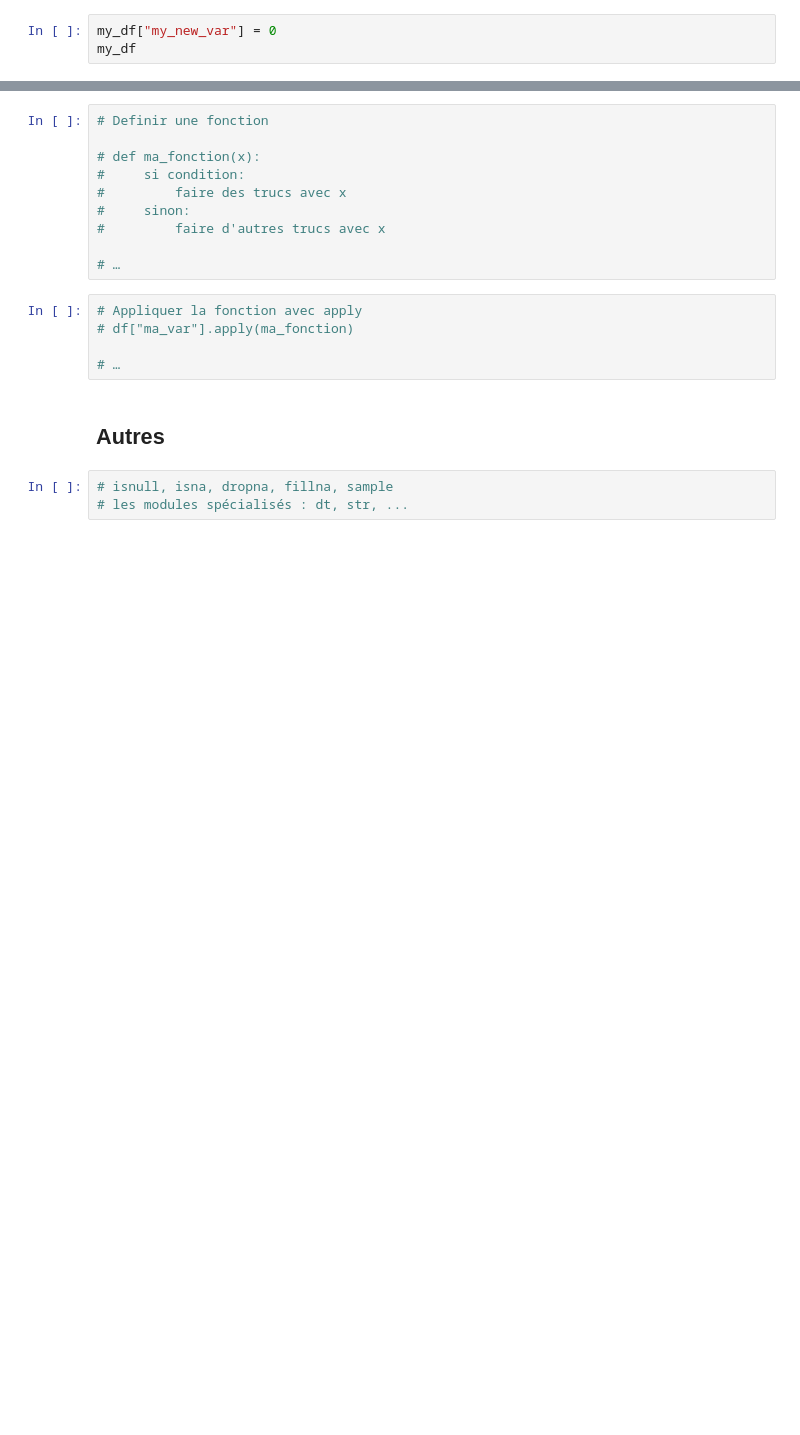
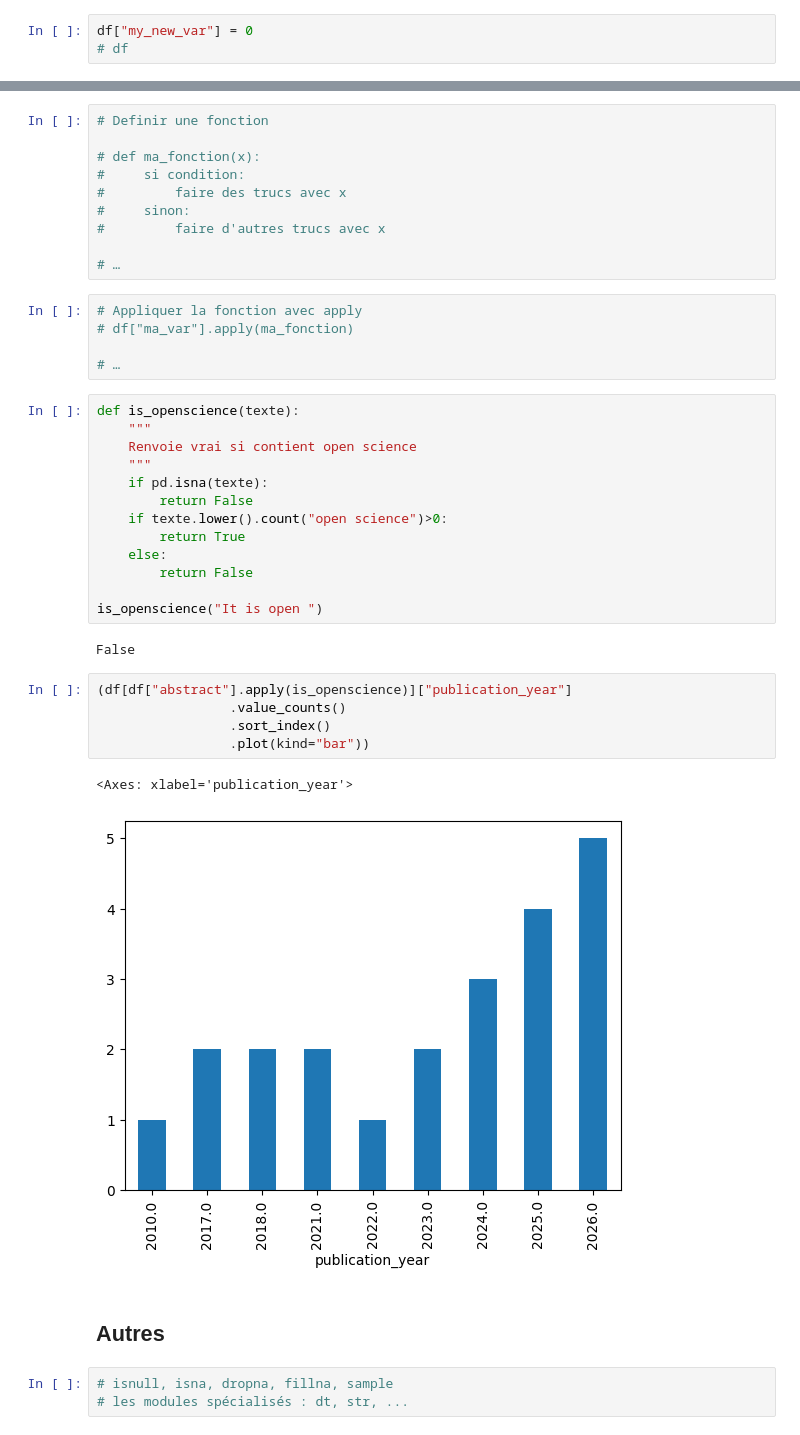
Before and after one commit to pyshs/URFIST-Lyon-2026, a Jupyter notebook: notebooks/Introduction à Pandas.ipynb, the cells around one changed output, grey strips where cells are left out. Saved outputs shown, nothing was run; the diff lists cells and outputs as text; blank space fills up the shorter version.

```diff
--- a/notebooks/Introduction à Pandas.ipynb
+++ b/notebooks/Introduction à Pandas.ipynb
@@ -229,7 +383,7 @@ Lorsque vous recodez des variables, vous pouvez ajouter une nouvelle variable au
 
 ![](https://pandas.pydata.org/docs/_images/05_newcolumn_1.svg)
 # %%
-my_df["my_new_var"] = 0
-my_df
+df["my_new_var"] = 0
+# df
 # %%
 # On peut également supprimer une colonne à l'aide de la méthode drop.
@@ -284,6 +446,29 @@ Créer une fonction qui renvoie "super pertinent" si un article il fait partie d
 # df["ma_var"].apply(ma_fonction)
 
 # …
+# %%
+def is_openscience(texte):
+    """
+    Renvoie vrai si contient open science
+    """
+    if pd.isna(texte):
+        return False
+    if texte.lower().count("open science")>0:
+        return True
+    else:
+        return False
+
+is_openscience("It is open ")
+# %% [output]
+False
+# %%
+(df[df["abstract"].apply(is_openscience)]["publication_year"]
+                 .value_counts()
+                 .sort_index()
+                 .plot(kind="bar"))
+# %% [output]
+<Axes: xlabel='publication_year'>
+[figure, added]
 # %% [markdown]
 ## Autres
 # %%
```
Also changed, not shown: parts of 27 cells of this notebook.
